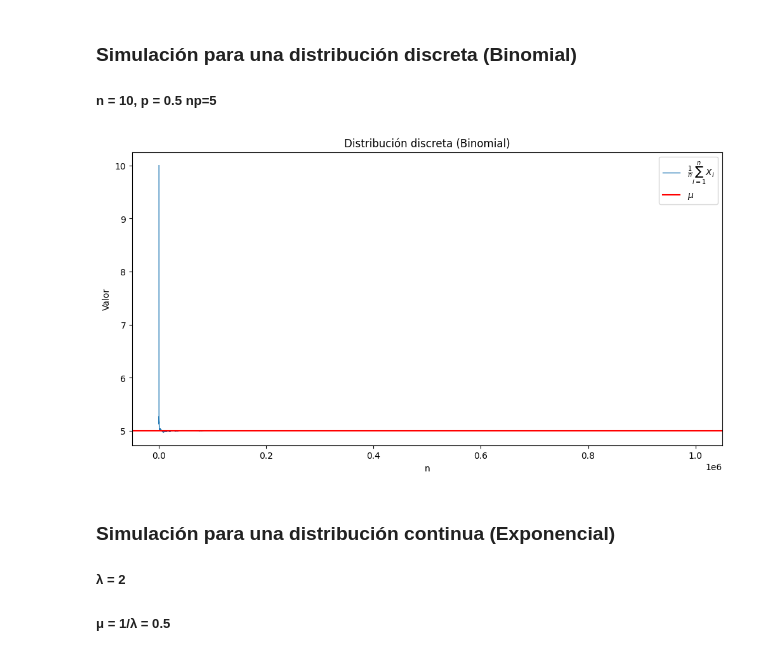
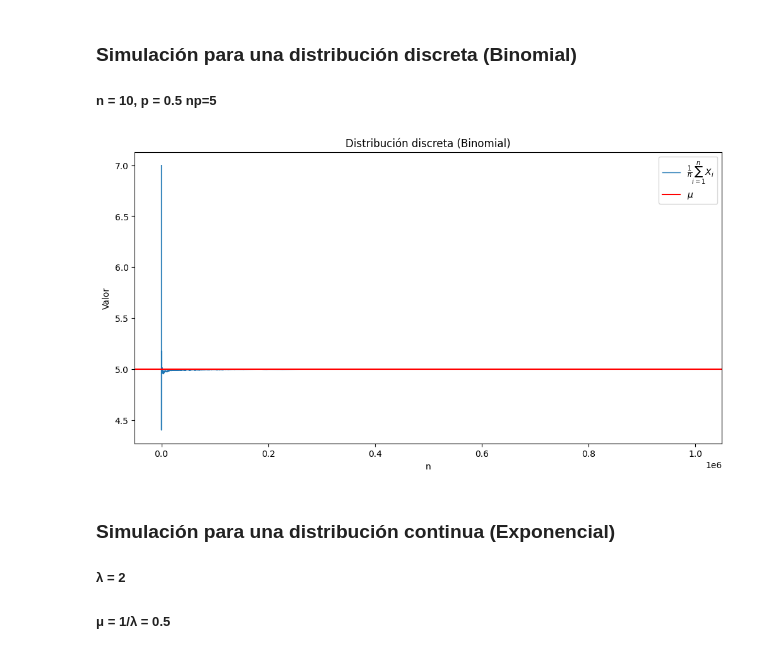
Before and after one commit to rsmith1220/Lab4ModSim, a Jupyter notebook: Lab4.ipynb, the cells around one changed output. Saved outputs shown, nothing was run; the diff lists cells and outputs as text; code cells hidden in the pictures.

```diff
--- a/Lab4.ipynb
+++ b/Lab4.ipynb
@@ -82,31 +82,41 @@ b), favor no utilizar la distribución uniforme.
 # %%
 import numpy as np
 import matplotlib.pyplot as plt
+
+def generate_binomial(n, p, N):
+    values = []
+    for _ in range(N):
+        X = 0
+        for _ in range(n):
+            U = np.random.rand()
+            if U < p:
+                X += 1
+        values.append(X)
+    return np.array(values)
 
 # Parámetros de la distribución binomial
 n_trials = 10
 p = 0.5
 mu = n_trials * p
 
 # Generar n=1,000,000 valores usando el método de transformada inversa
 N = 1000000
-U = np.random.rand(N)
-binomial_values = np.floor(np.random.binomial(n_trials, p, N))
+binomial_values = generate_binomial(n_trials, p, N)
 
 # Calcular medias aritméticas parciales
 S_n = np.cumsum(binomial_values) / np.arange(1, N + 1)
 
 # Gráfica
 plt.figure(figsize=(12, 6))
 plt.plot(S_n, label=r'$\frac{1}{n}\sum_{i=1}^{n}X_i$', lw=1)
 plt.axhline(y=mu, color='r', linestyle='-', label=r'$\mu$')
 plt.xlabel('n')
 plt.ylabel('Valor')
 plt.legend()
 plt.title('Distribución discreta (Binomial)')
 plt.show()
 # %% [output]
-[figure, old version]
+[figure, new version]
 # %% [markdown]
 ### Simulación para una distribución continua (Exponencial)
 #####  λ = 2
```
